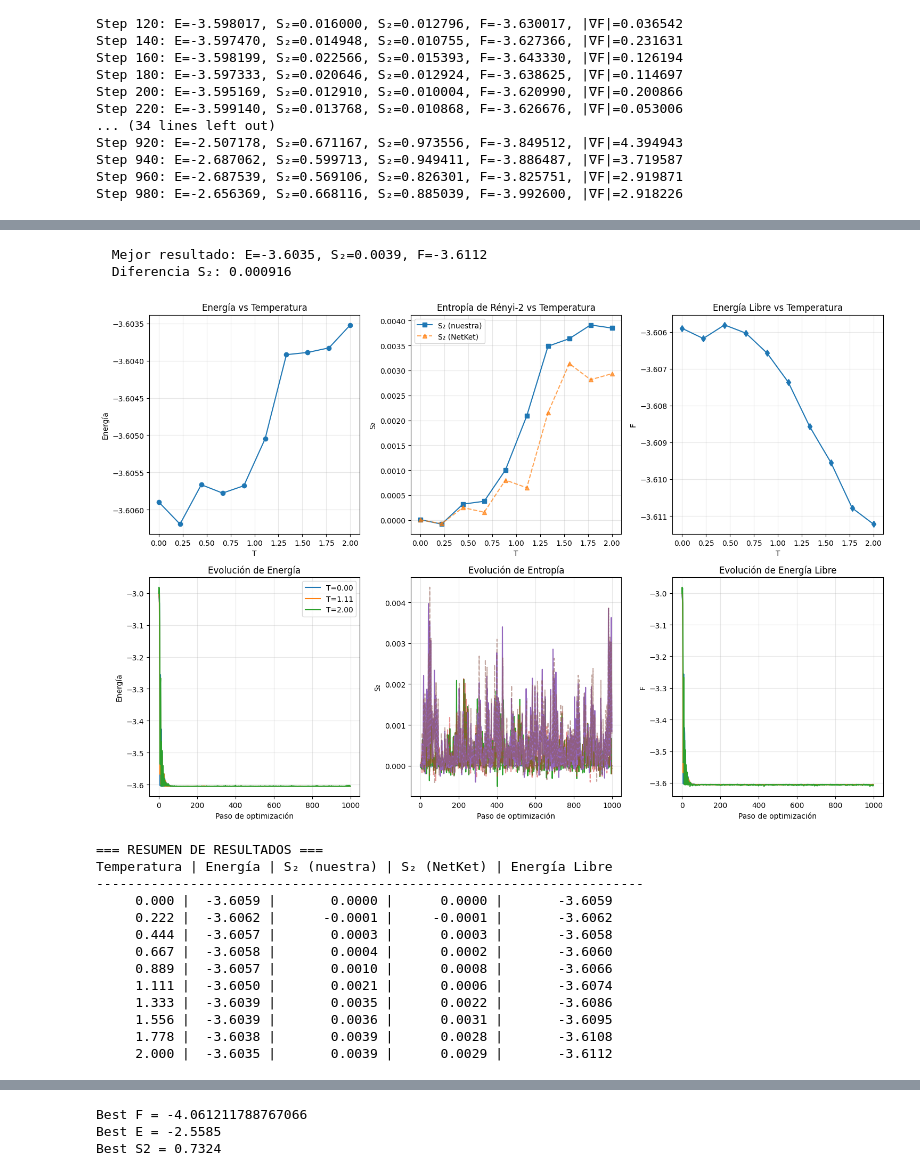
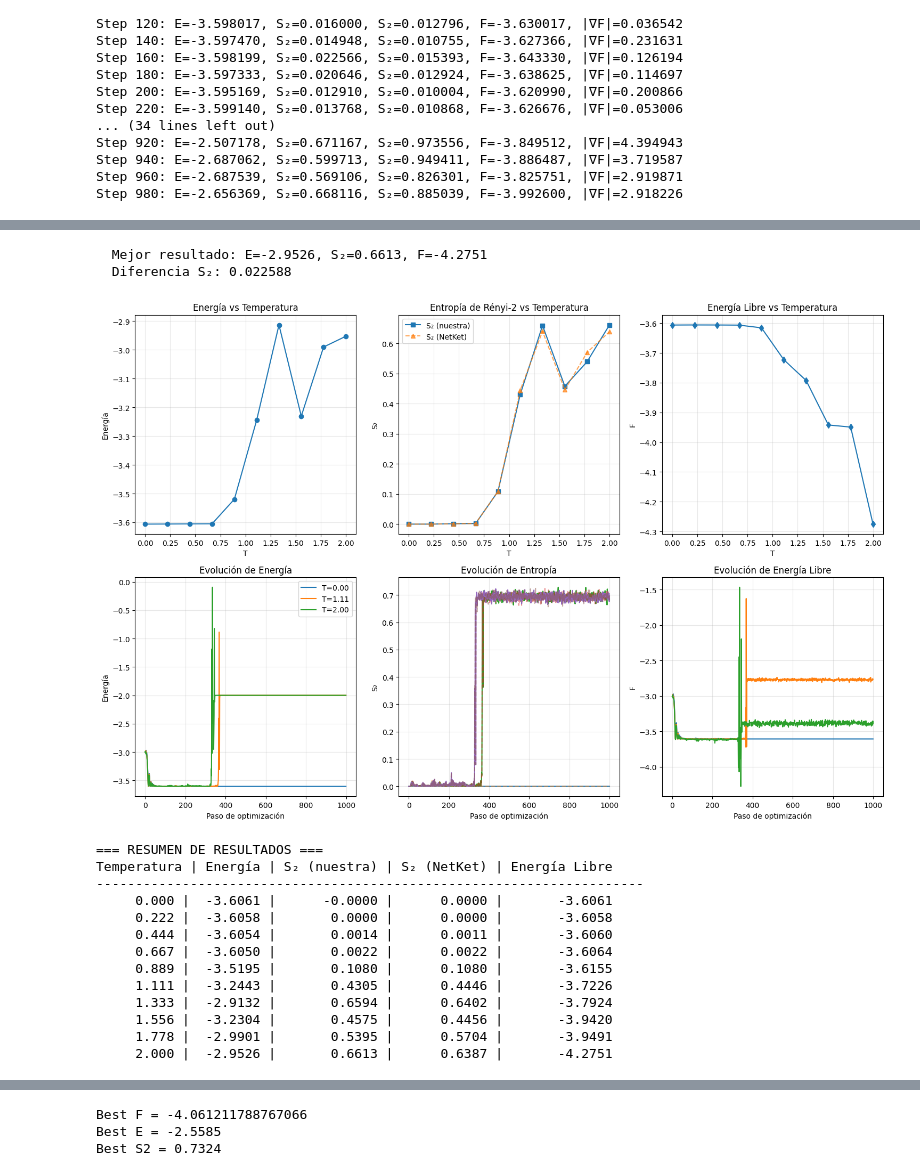
Before and after one commit to ismaelcastrouimp/TFM, a Jupyter notebook: Ancilla_Ising.ipynb, the cells around one changed output, grey strips where cells are left out. Saved outputs shown, nothing was run; the diff lists cells and outputs as text; code cells hidden in the pictures.

Commit message:
Different optimizers

```diff
--- a/Ancilla_Ising.ipynb
+++ b/Ancilla_Ising.ipynb
@@ -785,21 +785,0 @@ Step 980: S₂(SWAP)=0.685775, S₂(NK)=0.692947, |∇S₂| = 0.000004
-# %%
-it = 50
-entropy_1 = np.zeros(it)
-entropy_2 = np.zeros(it)
-entropy_3 = np.zeros(it)
-
-for i in range(it):
-    entropy_1[i] = renyi2_entropy_sampled(vstate, N, partition, 1000)
-    entropy_2[i] = vstate.expect(S2_obs).mean.real*np.log(2)
-    entropy_3[i] = renyi2_entropy_exact(vstate, partition)[0]
-
-print(f"S₂(SWAP)={np.mean(entropy_1):.6f}, S₂(NK)={np.mean(entropy_2):.6f}, S₂(ρₛ){np.mean(entropy_3):.6f}")
-
-plt.plot(entropy_1, label="SWAP")
-plt.plot(entropy_2, label="NetKet")
-plt.plot(entropy_3, label=r"$\rho_S$")
-plt.ylabel(r"$S_2$")
-plt.ylim(0,)
-plt.grid()
-plt.legend()
-plt.show
@@ -1044,7 +1220,20 @@ all_histories = []
 for T_idx, T in enumerate(tqdm(T_array, desc="Temperaturas")):
     print(f"\n=== Temperatura T = {T:.3f} ===")
     vstate = nk.vqs.MCState(sampler, model, n_samples=20000)
-    optimizer = optax.sgd(learning_rate=0.1, momentum=0.9)
+    optimizer = optax.chain(
+        optax.clip_by_global_norm(1.0),
+        optax.adam(  # AdamW = Adam + weight decay (mejor regularización)
+            learning_rate=optax.warmup_cosine_decay_schedule(
+                init_value=0.0,           # Empieza en 0
+                peak_value=0.6,           # LR máximo (fase exploratoria)
+                warmup_steps=300,         # steps subiendo
+                decay_steps=1000,         # 1000 steps total
+                end_value=0.1           # LR final (refinamiento)
+            ),
+            b1=0.9,                       # Momentum (default)
+            b2=0.999                      # Segundo momento (default)
+        )
+    )
     # optimizer = optax.adam(learning_rate=0.1)
     opt_state = optimizer.init(vstate.parameters)
 
@@ -1364,16 +1553,16 @@ for i, T in enumerate(T_array):
-  Mejor resultado: E=-3.6035, S₂=0.0039, F=-3.6112
-  Diferencia S₂: 0.000916
+  Mejor resultado: E=-2.9526, S₂=0.6613, F=-4.2751
+  Diferencia S₂: 0.022588
-[figure, old version]
+[figure, new version]
 === RESUMEN DE RESULTADOS ===
 Temperatura | Energía | S₂ (nuestra) | S₂ (NetKet) | Energía Libre
 ----------------------------------------------------------------------
-     0.000 |  -3.6059 |       0.0000 |      0.0000 |       -3.6059
-     0.222 |  -3.6062 |      -0.0001 |     -0.0001 |       -3.6062
-     0.444 |  -3.6057 |       0.0003 |      0.0003 |       -3.6058
-     0.667 |  -3.6058 |       0.0004 |      0.0002 |       -3.6060
-     0.889 |  -3.6057 |       0.0010 |      0.0008 |       -3.6066
-     1.111 |  -3.6050 |       0.0021 |      0.0006 |       -3.6074
-     1.333 |  -3.6039 |       0.0035 |      0.0022 |       -3.6086
-     1.556 |  -3.6039 |       0.0036 |      0.0031 |       -3.6095
-     1.778 |  -3.6038 |       0.0039 |      0.0028 |       -3.6108
-     2.000 |  -3.6035 |       0.0039 |      0.0029 |       -3.6112
+     0.000 |  -3.6061 |      -0.0000 |      0.0000 |       -3.6061
+     0.222 |  -3.6058 |       0.0000 |      0.0000 |       -3.6058
+     0.444 |  -3.6054 |       0.0014 |      0.0011 |       -3.6060
+     0.667 |  -3.6050 |       0.0022 |      0.0022 |       -3.6064
+     0.889 |  -3.5195 |       0.1080 |      0.1080 |       -3.6155
+     1.111 |  -3.2443 |       0.4305 |      0.4446 |       -3.7226
+     1.333 |  -2.9132 |       0.6594 |      0.6402 |       -3.7924
+     1.556 |  -3.2304 |       0.4575 |      0.4456 |       -3.9420
+     1.778 |  -2.9901 |       0.5395 |      0.5704 |       -3.9491
+     2.000 |  -2.9526 |       0.6613 |      0.6387 |       -4.2751
```
Also changed, not shown: parts of 8 cells of this notebook.
